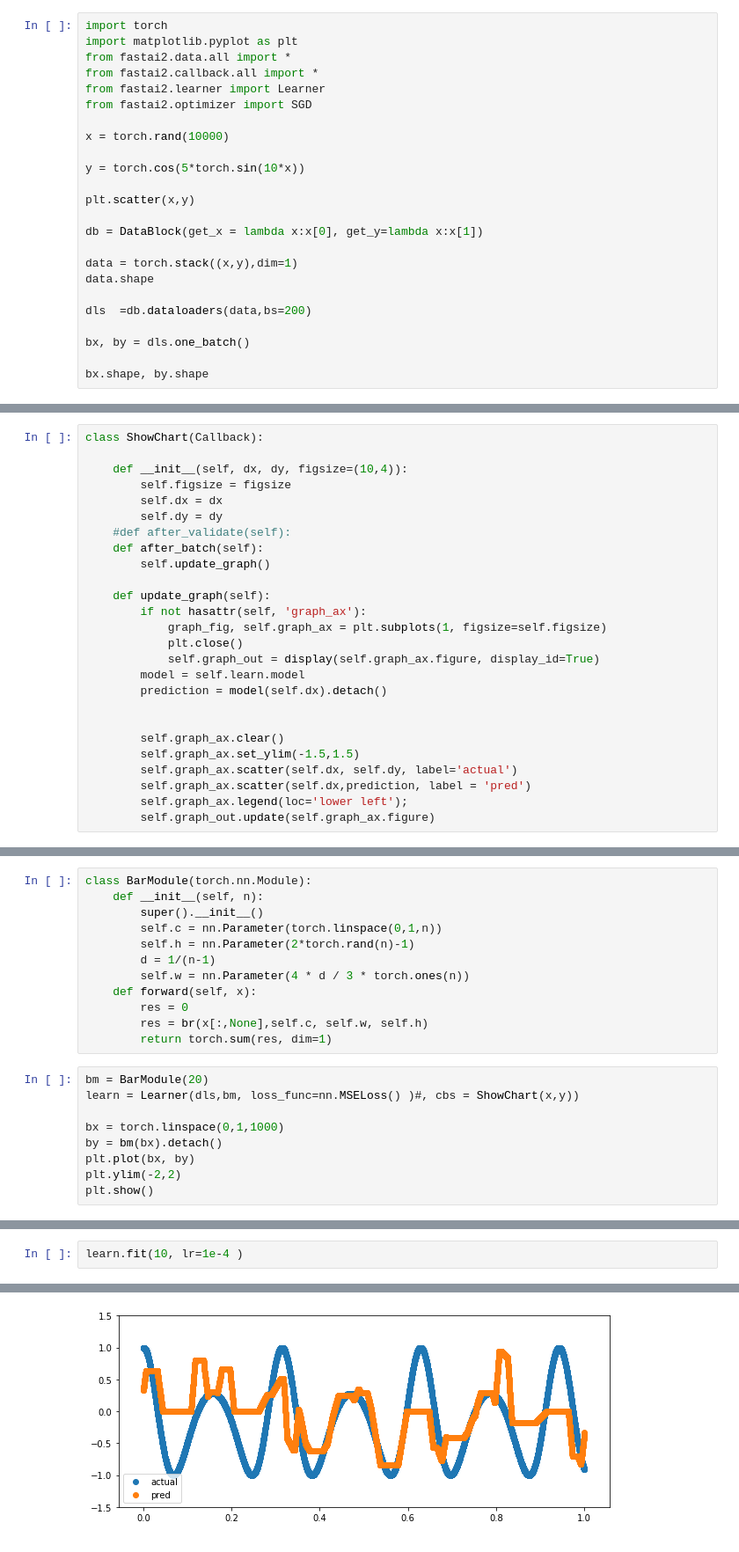
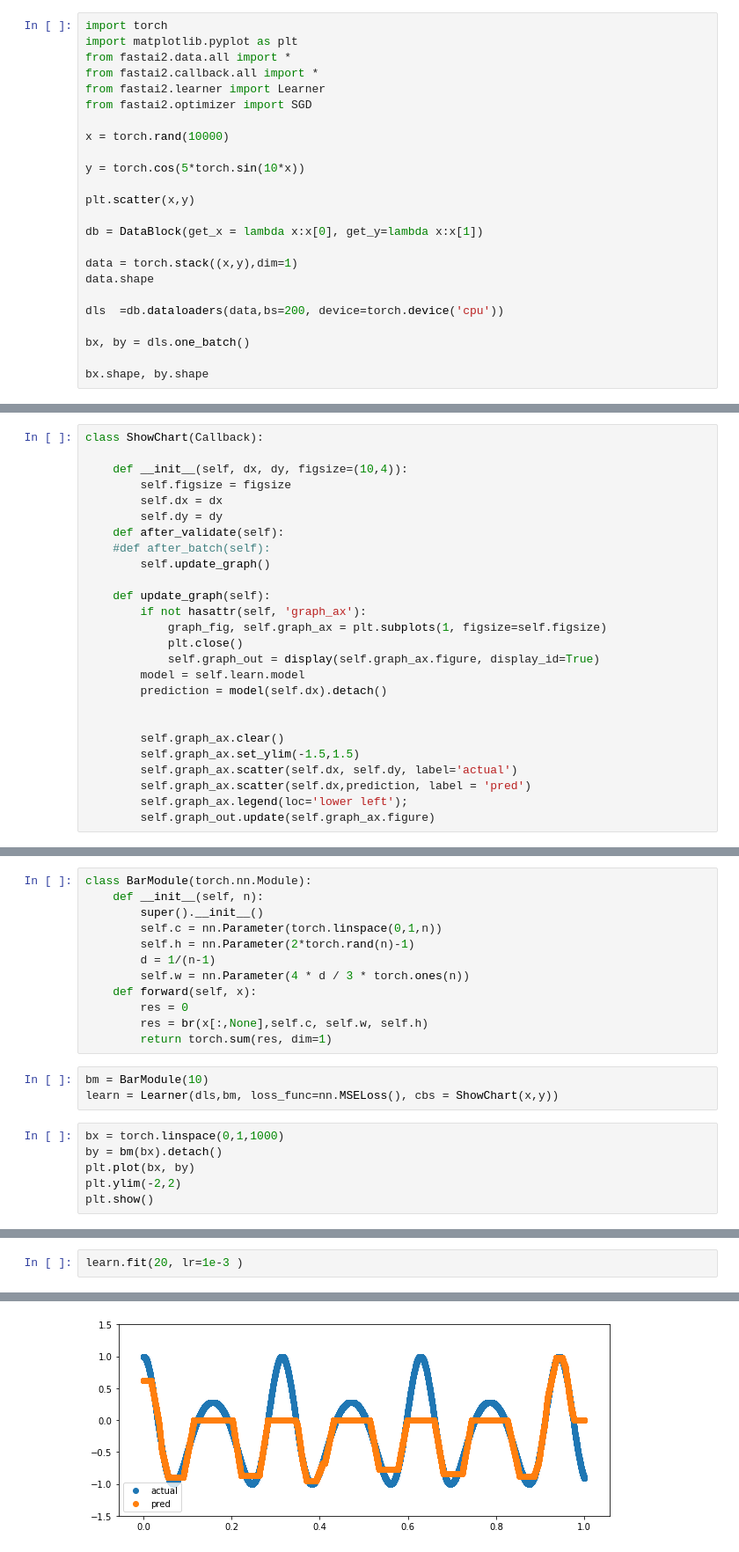
Before and after one commit to slawekslex/dl_experiments, a Jupyter notebook: misc/bars.ipynb, the cells around one changed output, grey strips where cells are left out. Shown at 88% size. Saved outputs shown, nothing was run; the diff lists cells and outputs as text.

```diff
--- a/misc/bars.ipynb
+++ b/misc/bars.ipynb
@@ -17,7 +17,7 @@ db = DataBlock(get_x = lambda x:x[0], get_y=lambda x:x[1])
 data = torch.stack((x,y),dim=1)
 data.shape
 
-dls  =db.dataloaders(data,bs=200)
+dls  =db.dataloaders(data,bs=200, device=torch.device('cpu'))
 
 bx, by = dls.one_batch()
 
@@ -56,8 +56,8 @@ class ShowChart(Callback):
         self.figsize = figsize
         self.dx = dx
         self.dy = dy
-    #def after_validate(self):
-    def after_batch(self):
+    def after_validate(self):
+    #def after_batch(self):
         self.update_graph()
 
     def update_graph(self):
@@ -132,10 +132,10 @@ class BarModule(torch.nn.Module):
         res = 0
         res = br(x[:,None],self.c, self.w, self.h)
         return torch.sum(res, dim=1)
+# %%
+bm = BarModule(10)
+learn = Learner(dls,bm, loss_func=nn.MSELoss(), cbs = ShowChart(x,y))
 # %%
-bm = BarModule(20)
-learn = Learner(dls,bm, loss_func=nn.MSELoss() )#, cbs = ShowChart(x,y))
-
 bx = torch.linspace(0,1,1000)
 by = bm(bx).detach()
 plt.plot(bx, by)
@@ -151,4 +175,4 @@ RuntimeError: DataLoader worker (pid 4277) is killed by signal: Unknown signal:
 # %%
-learn.fit(10, lr=1e-4 )
+learn.fit(20, lr=1e-3 )
 # %% [output]
 | epoch | train_loss | valid_loss | time |
@@ -165 +195 @@ learn.fit(10, lr=1e-4 )
-[figure, old version]
+[figure, new version]
```
Also changed, not shown: parts of 4 cells of this notebook.
